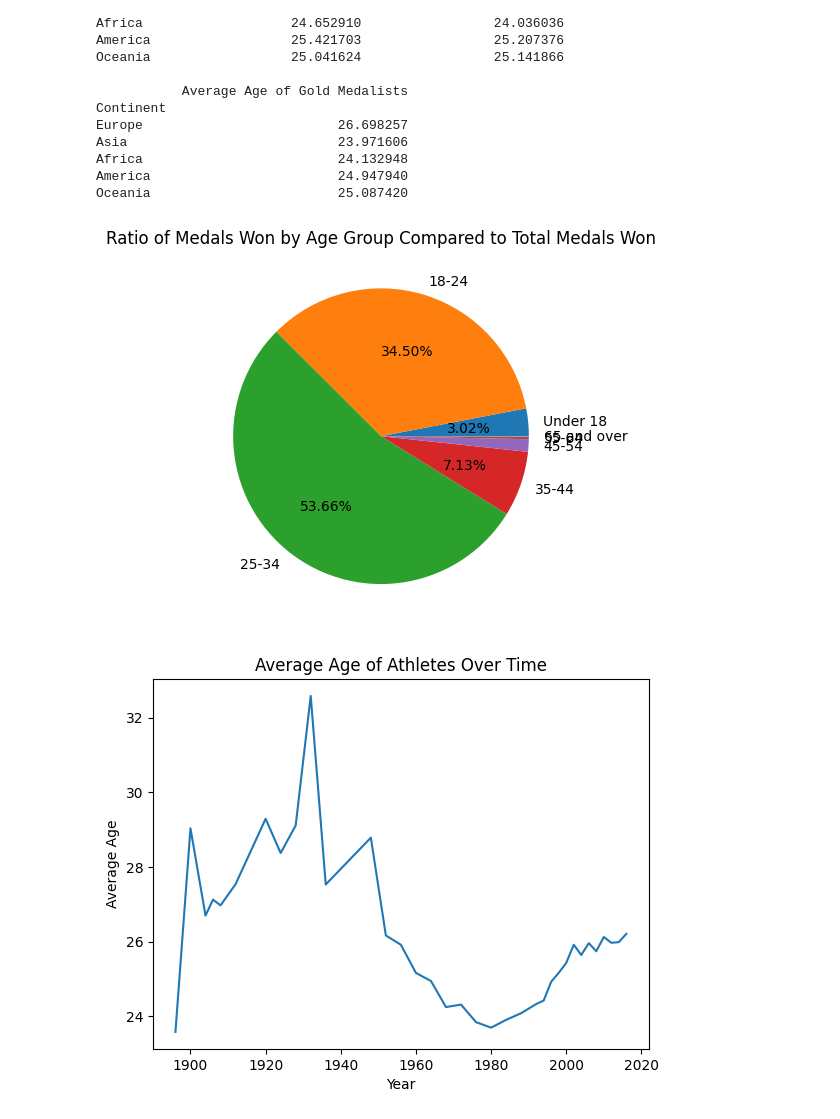
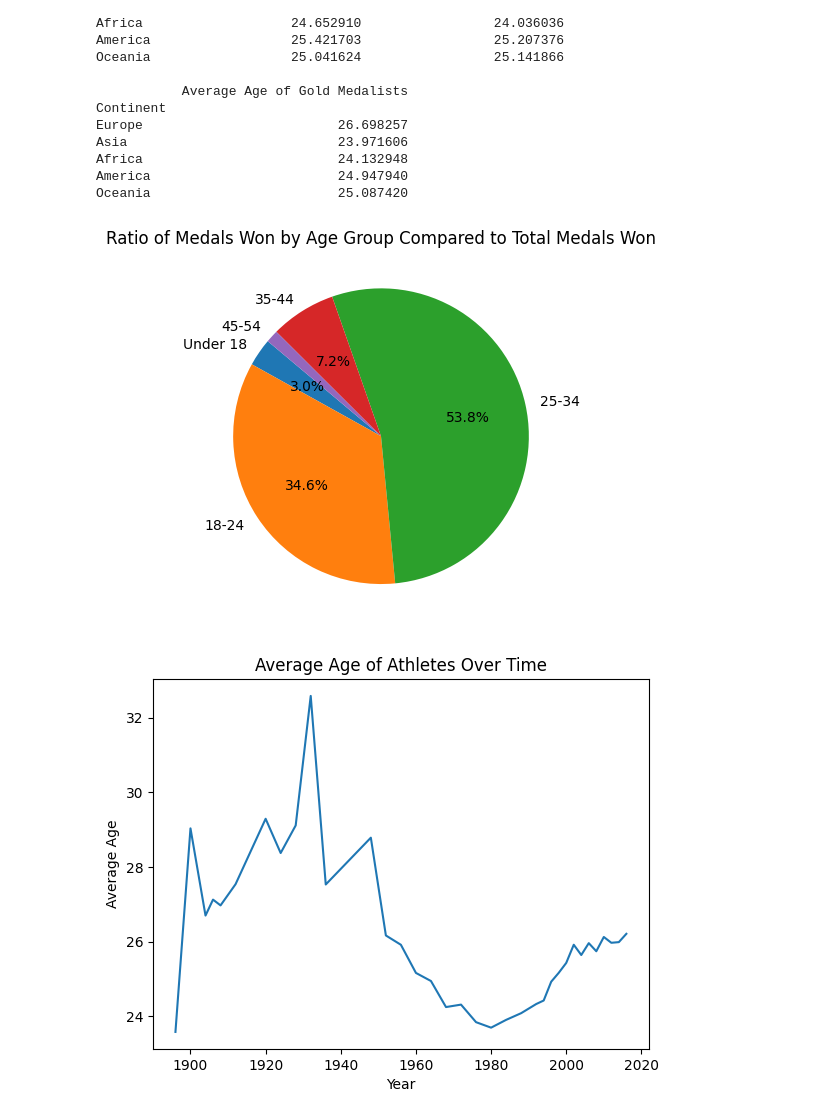
Before and after one commit to AnassTaher/data-wrangling, a Jupyter notebook: q1.ipynb, the cells around one changed output. Cells and saved outputs as stored; diff of their text form; code cells hidden in the pictures.

```diff
--- a/q1.ipynb
+++ b/q1.ipynb
@@ -99,17 +99,19 @@ Oceania                        25.087420
 # %%
 # 1.4 Dominant Age Groups in Various Sports:
 # Determining which age groups are most successful in specific sports.
-def make_autopct(values):
-    def my_autopct(pct):
-        return ('%.2f%%' % pct) if pct > 3 else ''
-    return my_autopct
+medals_won = merged_data.dropna(axis=0, subset=['Medal'])['Age Group'].value_counts().reindex(['Under 18', '18-24', '25-34', '35-44', '45-54'])
+medals_won_ratio = medals_won / medals_won.sum()
+
+def filter(pct):
+    return ('%.1f%%' % pct) if pct >= 3 else ''
 
 fig, ax = plt.subplots()
 ax.set_title('Ratio of Medals Won by Age Group Compared to Total Medals Won')
-ax.pie(medals_won_ratio, labels=medals_won_ratio.index, autopct=make_autopct(medals_won_ratio))
+ax.pie(medals_won_ratio, labels=medals_won_ratio.index, autopct=filter, startangle=140)
+
 plt.show()
 # %% [output]
-[figure, old version]
+[figure, new version]
 # %%
 # 1.5 Evolution of Athlete Age Over Time:
 # Analyzing how the average age of athletes has changed over time and exploring potential contributing factors.
```
